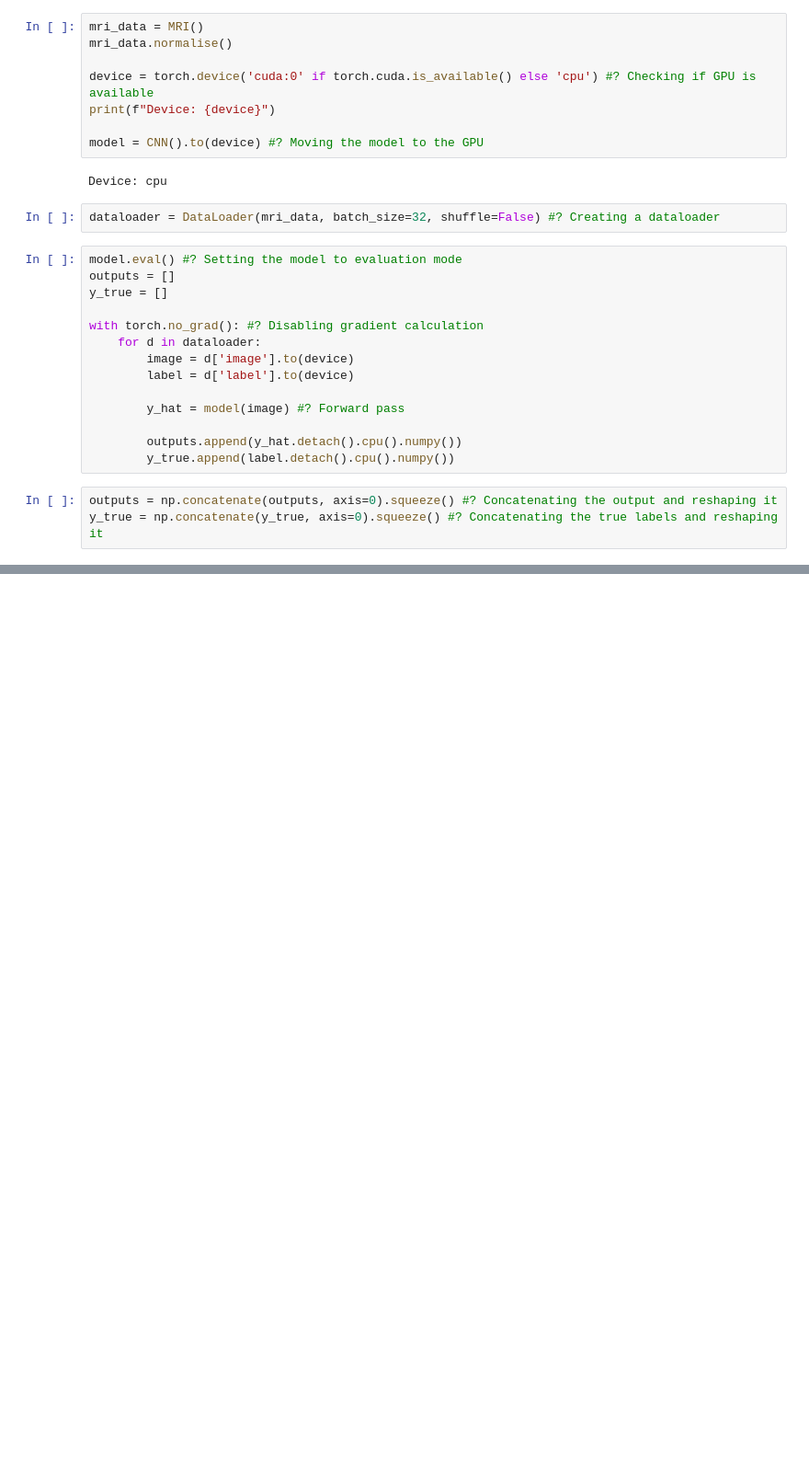
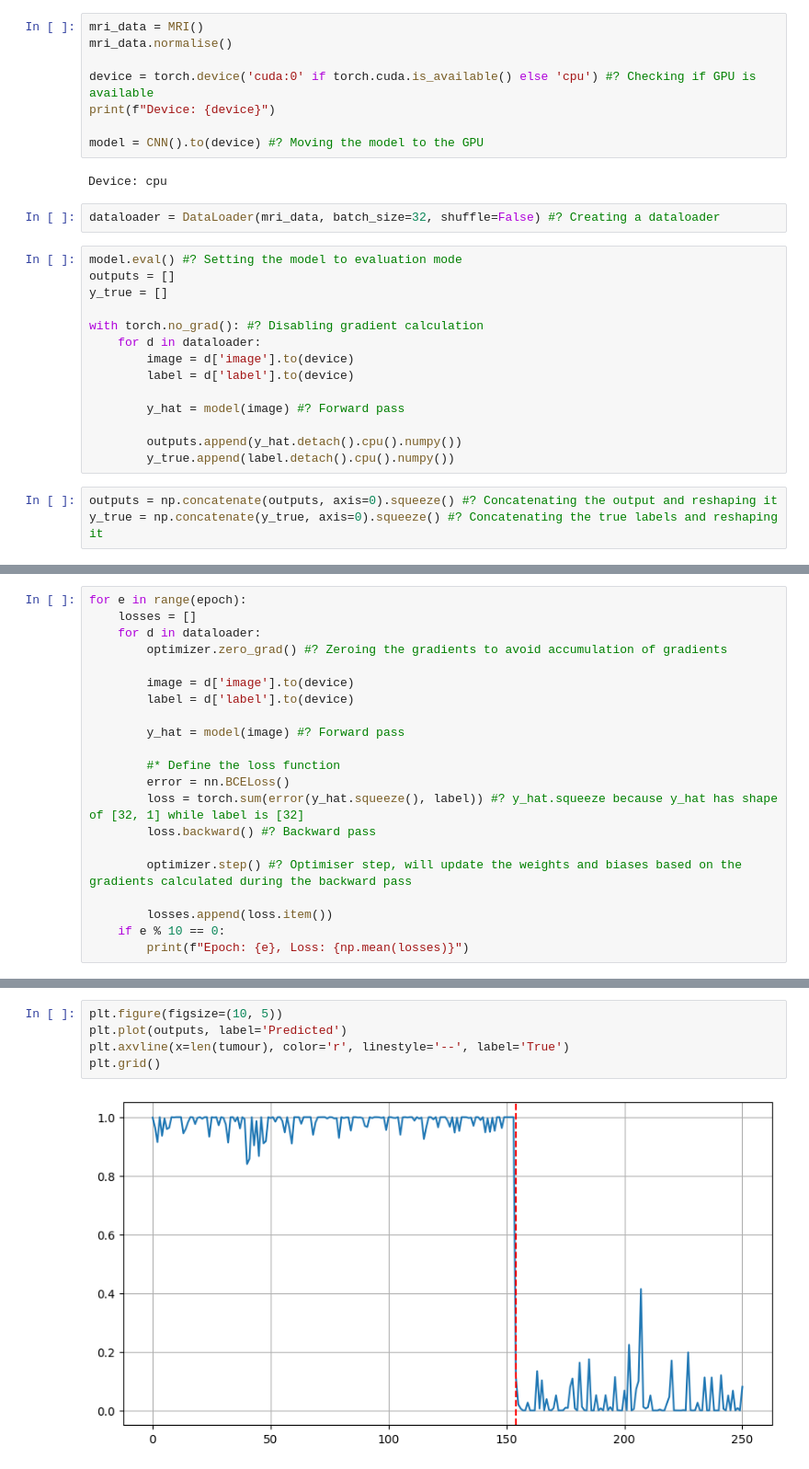
Before and after one commit to AaryaAshok77/BrainTumourDetector_DeepLearning, a Jupyter notebook: Brain_Tumour_Detector_Deep_Learning.ipynb, the cells around one changed output, grey strips where cells are left out. Shown at 92% size. Drawn from its saved outputs; the diff is of its cells as text; blank space fills up the shorter version.

```diff
--- a/Brain_Tumour_Detector_Deep_Learning.ipynb
+++ b/Brain_Tumour_Detector_Deep_Learning.ipynb
@@ -218,0 +274,21 @@ accuracy_score(y_true, threshold(outputs)) #? Checking the accuracy of the model
+# %%
+for e in range(epoch):
+    losses = []
+    for d in dataloader:
+        optimizer.zero_grad() #? Zeroing the gradients to avoid accumulation of gradients
+
+        image = d['image'].to(device)
+        label = d['label'].to(device)
+
+        y_hat = model(image) #? Forward pass
+
+        #* Define the loss function
+        error = nn.BCELoss()
+        loss = torch.sum(error(y_hat.squeeze(), label)) #? y_hat.squeeze because y_hat has shape of [32, 1] while label is [32]
+        loss.backward() #? Backward pass
+
+        optimizer.step() #? Optimiser step, will update the weights and biases based on the gradients calculated during the backward pass
+
+        losses.append(loss.item())
+    if e % 10 == 0:
+        print(f"Epoch: {e}, Loss: {np.mean(losses)}")
@@ -218,0 +353,7 @@ accuracy_score(y_true, threshold(outputs)) #? Checking the accuracy of the model
+# %%
+plt.figure(figsize=(10, 5))
+plt.plot(outputs, label='Predicted')
+plt.axvline(x=len(tumour), color='r', linestyle='--', label='True')
+plt.grid()
+# %% [output]
+[figure, added]
```
Also changed, not shown: parts of 14 cells of this notebook, 1 other file.
